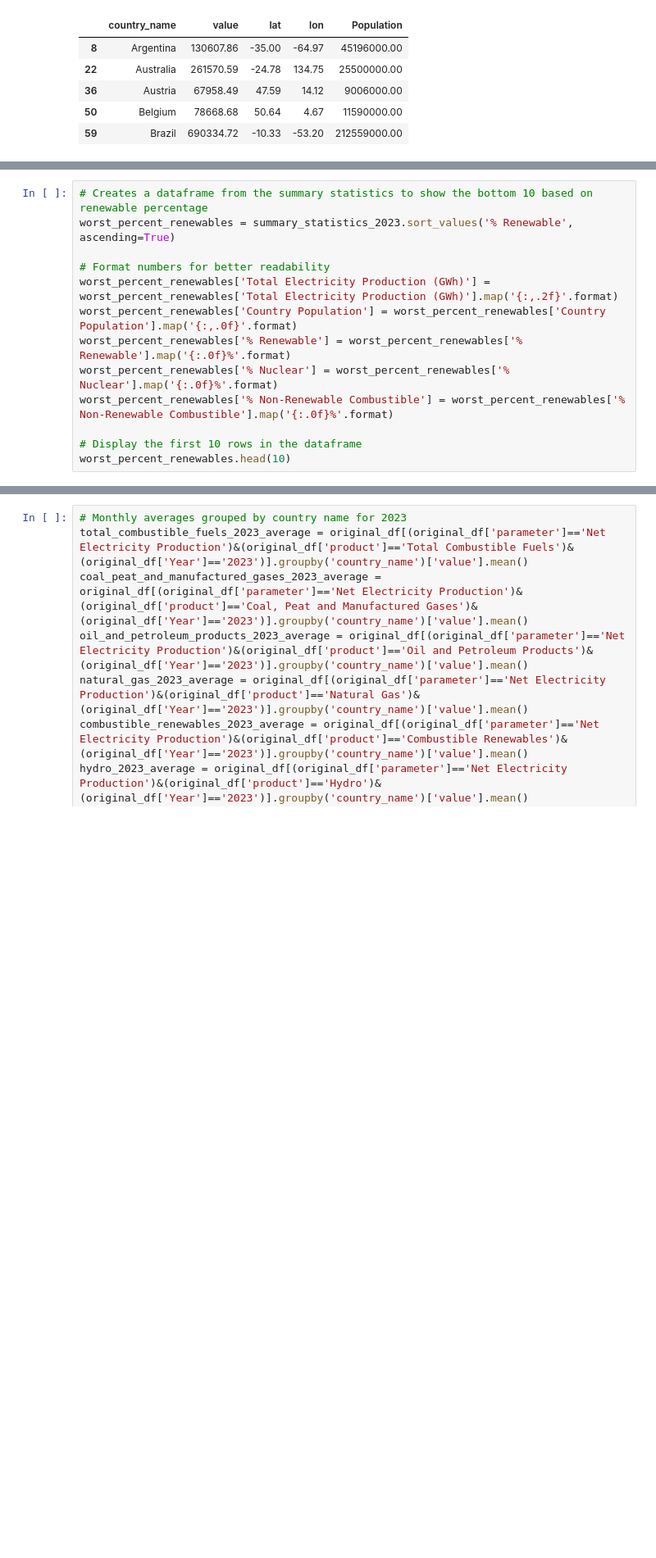
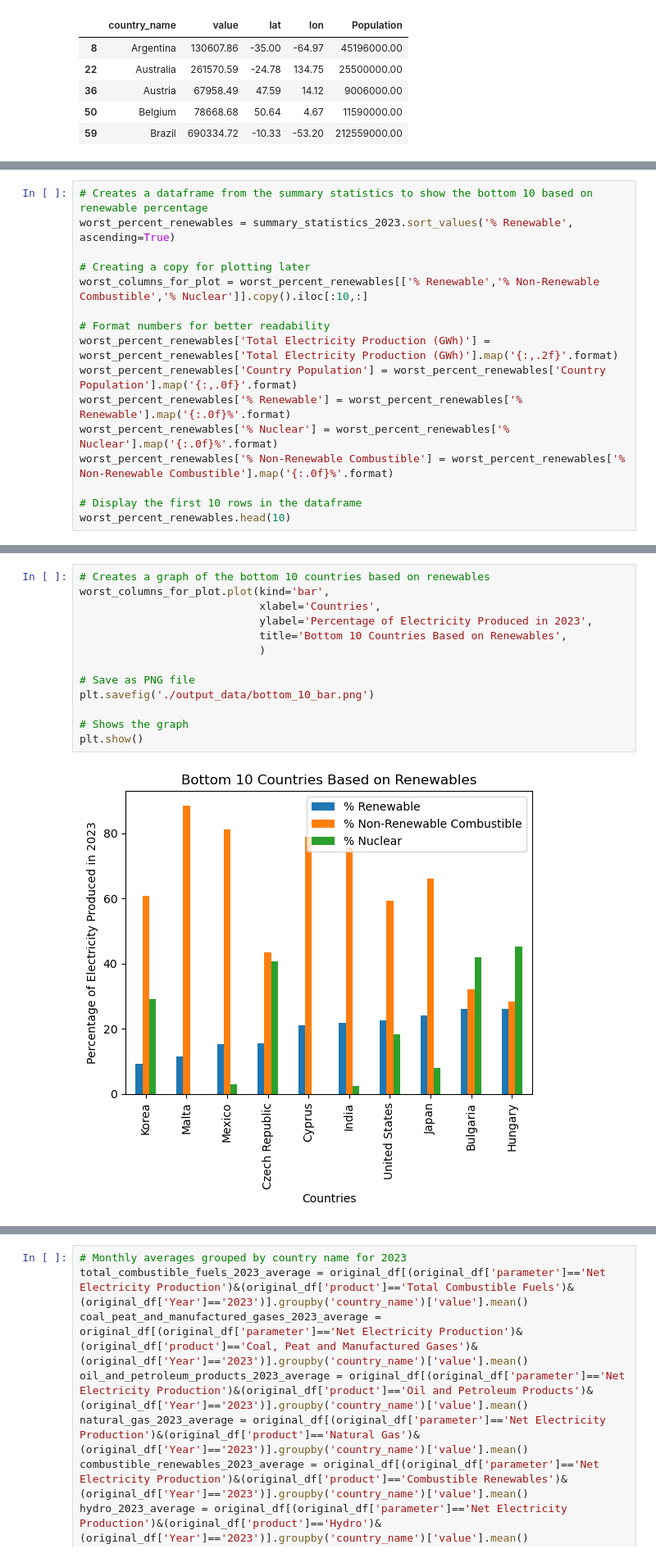
Before and after one commit to bburwinkel0721/Electric-Production, a Jupyter notebook: electricity_anaylsis.ipynb, the cells around one changed output, grey strips where cells are left out. Shown: that part at 82% size. Cells and saved outputs as stored; diff of their text form; blank space fills up the shorter version.

Commit message:
Added some more graphs to compare countries

```diff
--- a/electricity_anaylsis.ipynb
+++ b/electricity_anaylsis.ipynb
@@ -247,6 +253,9 @@ summary_statistics_2023
 # %%
 # Creates a dataframe from the summary statistics to show the bottom 10 based on renewable percentage
 worst_percent_renewables = summary_statistics_2023.sort_values('% Renewable', ascending=True)
+
+# Creating a copy for plotting later
+worst_columns_for_plot = worst_percent_renewables[['% Renewable','% Non-Renewable Combustible','% Nuclear']].copy().iloc[:10,:]
 
 # Format numbers for better readability
 worst_percent_renewables['Total Electricity Production (GWh)'] = worst_percent_renewables['Total Electricity Production (GWh)'].map('{:,.2f}'.format)
@@ -269,3 +278,18 @@ worst_percent_renewables.head(10)
 | Japan | 977,055.95 | 126,476,000 | 7.73 | 24% | 66% | ... |
 | Bulgaria | 36,645.54 | 6,948,000 | 5.27 | 26% | 32% | ... |
 | Hungary | 33,409.65 | 9,660,000 | 3.46 | 26% | 28% | ... |
+# %%
+# Creates a graph of the bottom 10 countries based on renewables
+worst_columns_for_plot.plot(kind='bar',
+                            xlabel='Countries',
+                            ylabel='Percentage of Electricity Produced in 2023',
+                            title='Bottom 10 Countries Based on Renewables',
+                            )
+
+# Save as PNG file
+plt.savefig('./output_data/bottom_10_bar.png')
+
+# Shows the graph
+plt.show()
+# %% [output]
+[figure, added]
```
Also changed, not shown: parts of 6 cells of this notebook, 3 other files.
